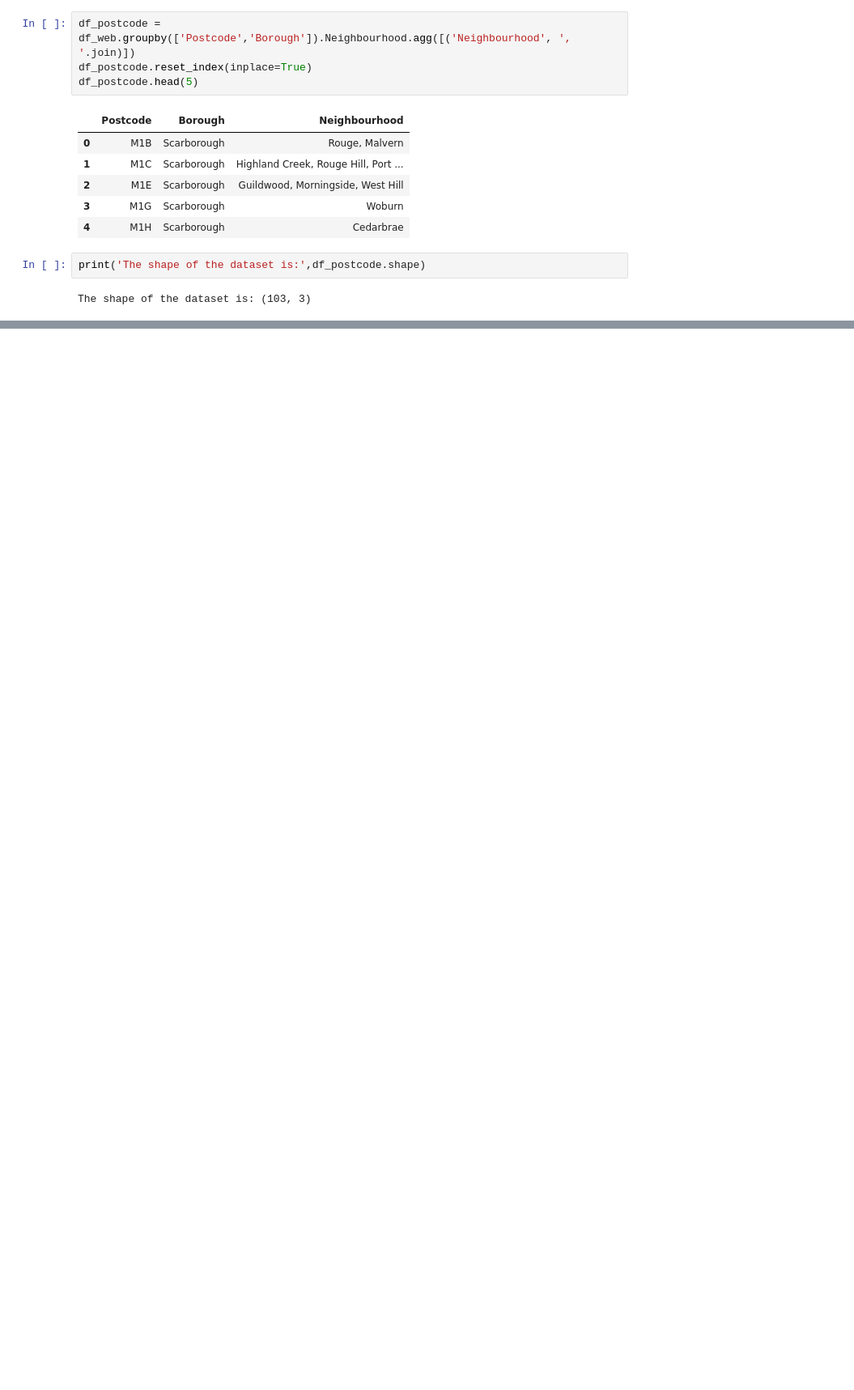
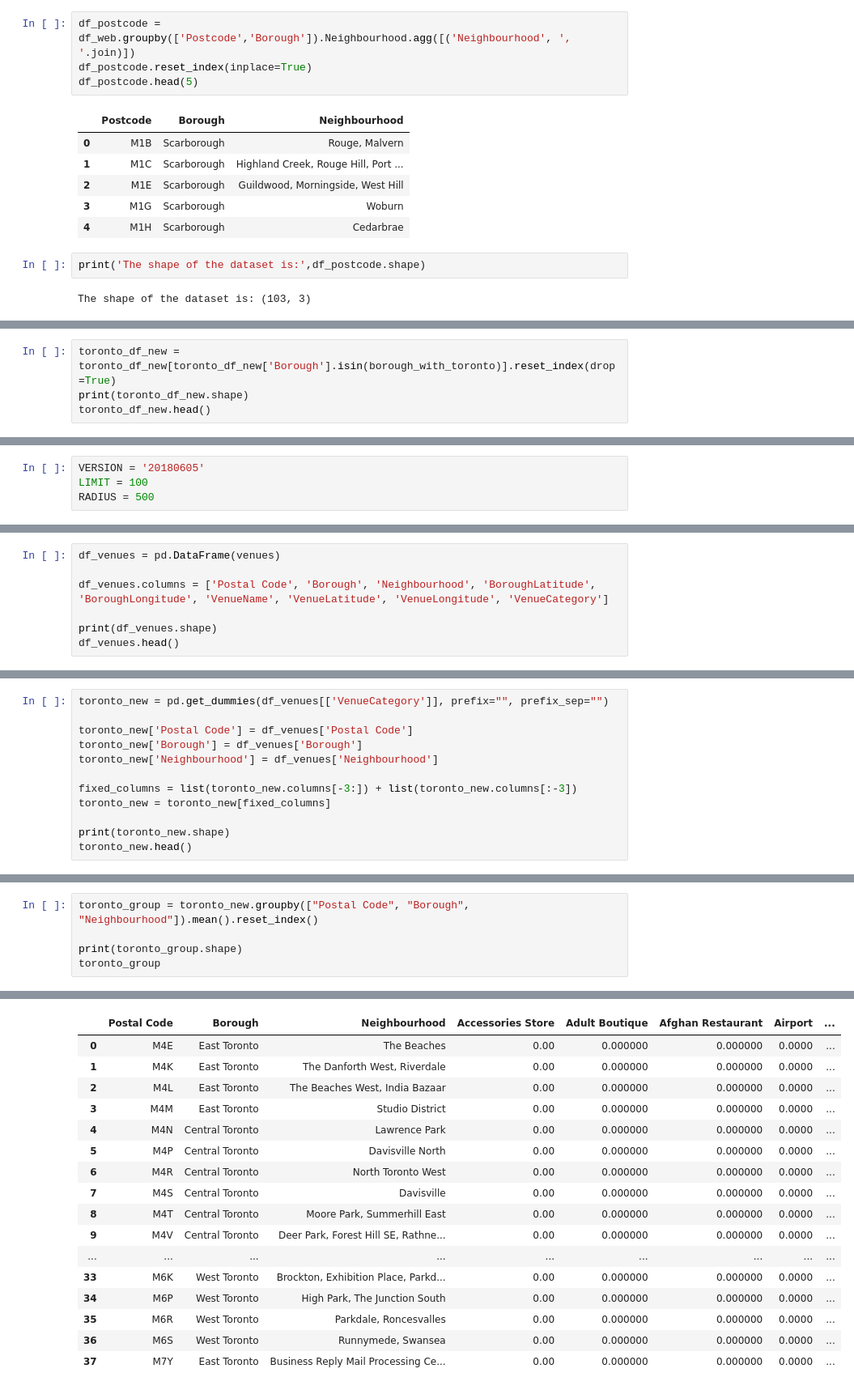
Before and after one commit to Rishika-21/Coursera_Capstone, a Jupyter notebook: Week 3 Assign.ipynb, the cells around one changed output, grey strips where cells are left out. Shown at 81% size. Saved outputs shown, nothing was run; the diff lists cells and outputs as text; blank space fills up the shorter version.

```diff
--- a/Week 3 Assign.ipynb
+++ b/Week 3 Assign.ipynb
@@ -104,0 +198,4 @@ The shape of the dataset is: (103, 3)
+# %%
+toronto_df_new = toronto_df_new[toronto_df_new['Borough'].isin(borough_with_toronto)].reset_index(drop=True)
+print(toronto_df_new.shape)
+toronto_df_new.head()
@@ -104,0 +232,4 @@ The shape of the dataset is: (103, 3)
+# %%
+VERSION = '20180605'
+LIMIT = 100
+RADIUS = 500
@@ -104,0 +262,7 @@ The shape of the dataset is: (103, 3)
+# %%
+df_venues = pd.DataFrame(venues)
+
+df_venues.columns = ['Postal Code', 'Borough', 'Neighbourhood', 'BoroughLatitude', 'BoroughLongitude', 'VenueName', 'VenueLatitude', 'VenueLongitude', 'VenueCategory']
+
+print(df_venues.shape)
+df_venues.head()
@@ -104,0 +302,12 @@ The shape of the dataset is: (103, 3)
+# %%
+toronto_new = pd.get_dummies(df_venues[['VenueCategory']], prefix="", prefix_sep="")
+
+toronto_new['Postal Code'] = df_venues['Postal Code']
+toronto_new['Borough'] = df_venues['Borough']
+toronto_new['Neighbourhood'] = df_venues['Neighbourhood']
+
+fixed_columns = list(toronto_new.columns[-3:]) + list(toronto_new.columns[:-3])
+toronto_new = toronto_new[fixed_columns]
+
+print(toronto_new.shape)
+toronto_new.head()
@@ -104,0 +322,6 @@ The shape of the dataset is: (103, 3)
+# %%
+toronto_group = toronto_new.groupby(["Postal Code", "Borough", "Neighbourhood"]).mean().reset_index()
+
+print(toronto_group.shape)
+toronto_group
+# %% [output]
@@ -104,0 +329,17 @@ The shape of the dataset is: (103, 3)
+|  | Postal Code | Borough | Neighbourhood | Accessories Store | Adult Boutique | Afghan Restaurant | Airport | ... |
+| 0 | M4E | East Toronto | The Beaches | 0.00 | 0.000000 | 0.000000 | 0.0000 | ... |
+| 1 | M4K | East Toronto | The Danforth West, Riverdale | 0.00 | 0.000000 | 0.000000 | 0.0000 | ... |
+| 2 | M4L | East Toronto | The Beaches West, India Bazaar | 0.00 | 0.000000 | 0.000000 | 0.0000 | ... |
+| 3 | M4M | East Toronto | Studio District | 0.00 | 0.000000 | 0.000000 | 0.0000 | ... |
+| 4 | M4N | Central Toronto | Lawrence Park | 0.00 | 0.000000 | 0.000000 | 0.0000 | ... |
+| 5 | M4P | Central Toronto | Davisville North | 0.00 | 0.000000 | 0.000000 | 0.0000 | ... |
+| 6 | M4R | Central Toronto | North Toronto West | 0.00 | 0.000000 | 0.000000 | 0.0000 | ... |
+| 7 | M4S | Central Toronto | Davisville | 0.00 | 0.000000 | 0.000000 | 0.0000 | ... |
+| 8 | M4T | Central Toronto | Moore Park, Summerhill East | 0.00 | 0.000000 | 0.000000 | 0.0000 | ... |
+| 9 | M4V | Central Toronto | Deer Park, Forest Hill SE, Rathne... | 0.00 | 0.000000 | 0.000000 | 0.0000 | ... |
+| ... | ... | ... | ... | ... | ... | ... | ... | ... |
+| 33 | M6K | West Toronto | Brockton, Exhibition Place, Parkd... | 0.00 | 0.000000 | 0.000000 | 0.0000 | ... |
+| 34 | M6P | West Toronto | High Park, The Junction South | 0.00 | 0.000000 | 0.000000 | 0.0000 | ... |
+| 35 | M6R | West Toronto | Parkdale, Roncesvalles | 0.00 | 0.000000 | 0.000000 | 0.0000 | ... |
+| 36 | M6S | West Toronto | Runnymede, Swansea | 0.00 | 0.000000 | 0.000000 | 0.0000 | ... |
+| 37 | M7Y | East Toronto | Business Reply Mail Processing Ce... | 0.00 | 0.000000 | 0.000000 | 0.0000 | ... |
```
Also changed, not shown: parts of 20 cells of this notebook.
